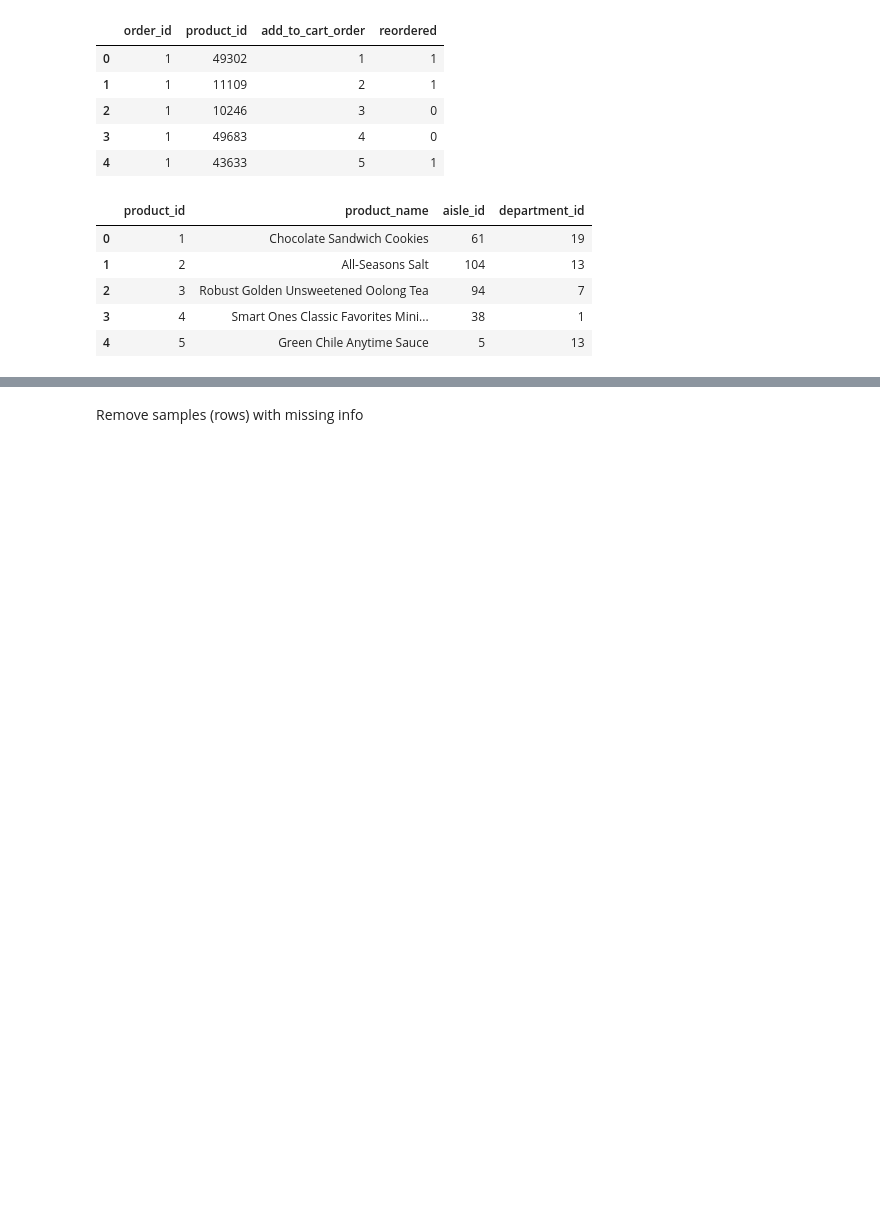
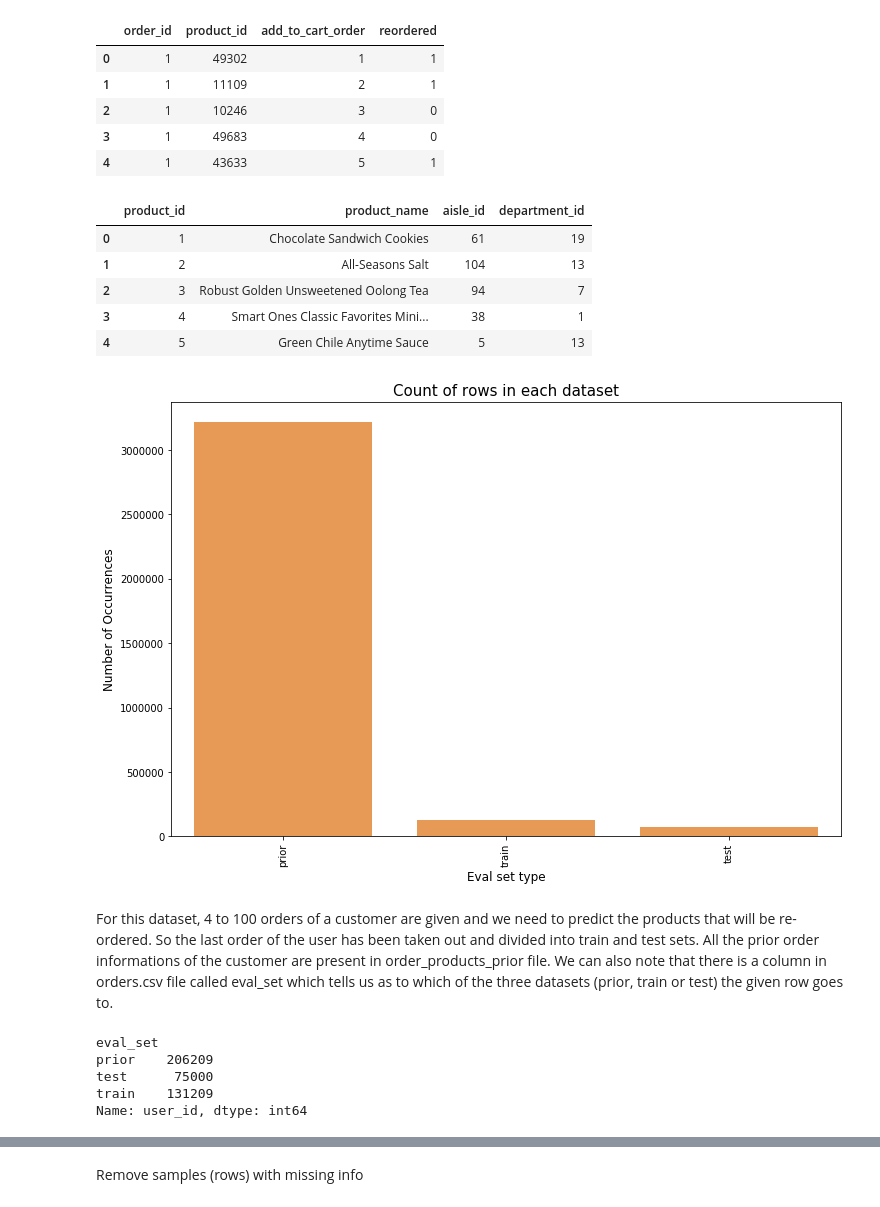
Before and after one commit to chrisjcc/DataInsight, a Jupyter notebook: Recommender_Systems/product_recommendation_with_lightFM.ipynb, the cells around one changed output, grey strips where cells are left out. Saved outputs shown, nothing was run; the diff lists cells and outputs as text; code cells hidden in the pictures; blank space fills up the shorter version.

Commit message:
updating product recommendation with data exploration summary visualization

```diff
--- a/Recommender_Systems/product_recommendation_with_lightFM.ipynb
+++ b/Recommender_Systems/product_recommendation_with_lightFM.ipynb
@@ -18,6 +18,9 @@ Source: https://www.kaggle.com/c/instacart-market-basket-analysis/data
 import pandas as pd # pandas for data manipulation
 import numpy as np # numpy for sure
 from scipy.sparse import coo_matrix # for constructing sparse matrix
+import matplotlib.pyplot as plt
+import seaborn as sns
+color = sns.color_palette()
 
 # lightfm
 from lightfm import LightFM # model
@@ -90,3 +93,17 @@ products.head()
 | 2 | 3 | Robust Golden Unsweetened Oolong Tea | 94 | 7 |
 | 3 | 4 | Smart Ones Classic Favorites Mini... | 38 | 1 |
 | 4 | 5 | Green Chile Anytime Sauce | 5 | 13 |
+# %%
+cnt_srs = orders.eval_set.value_counts()
+
+plt.figure(figsize=(12,8))
+sns.barplot(cnt_srs.index, cnt_srs.values, alpha=0.8, color=color[1])
+plt.ylabel('Number of Occurrences', fontsize=12)
+plt.xlabel('Eval set type', fontsize=12)
+plt.title('Count of rows in each dataset', fontsize=15)
+plt.xticks(rotation='vertical')
+plt.show()
+# %% [output]
+[figure, added]
+# %% [markdown]
+For this dataset, 4 to 100 orders of a customer are given and we need to predict the products that will be re-ordered. So the last order of the user has been taken out and divided into train and test sets. All the prior order informations of the customer are present in order_products_prior file. We can also note that there is a column in orders.csv file called eval_set which tells us as to which of the three datasets (prior, train or test) the given row goes to.
@@ -92,0 +113,9 @@ products.head()
+# %%
+cnt_srs = orders.groupby("eval_set")["user_id"].aggregate(get_unique_count)
+print(cnt_srs)
+# %% [output]
+eval_set
+prior    206209
+test      75000
+train    131209
+Name: user_id, dtype: int64
```
Also changed, not shown: parts of 40 cells of this notebook.
